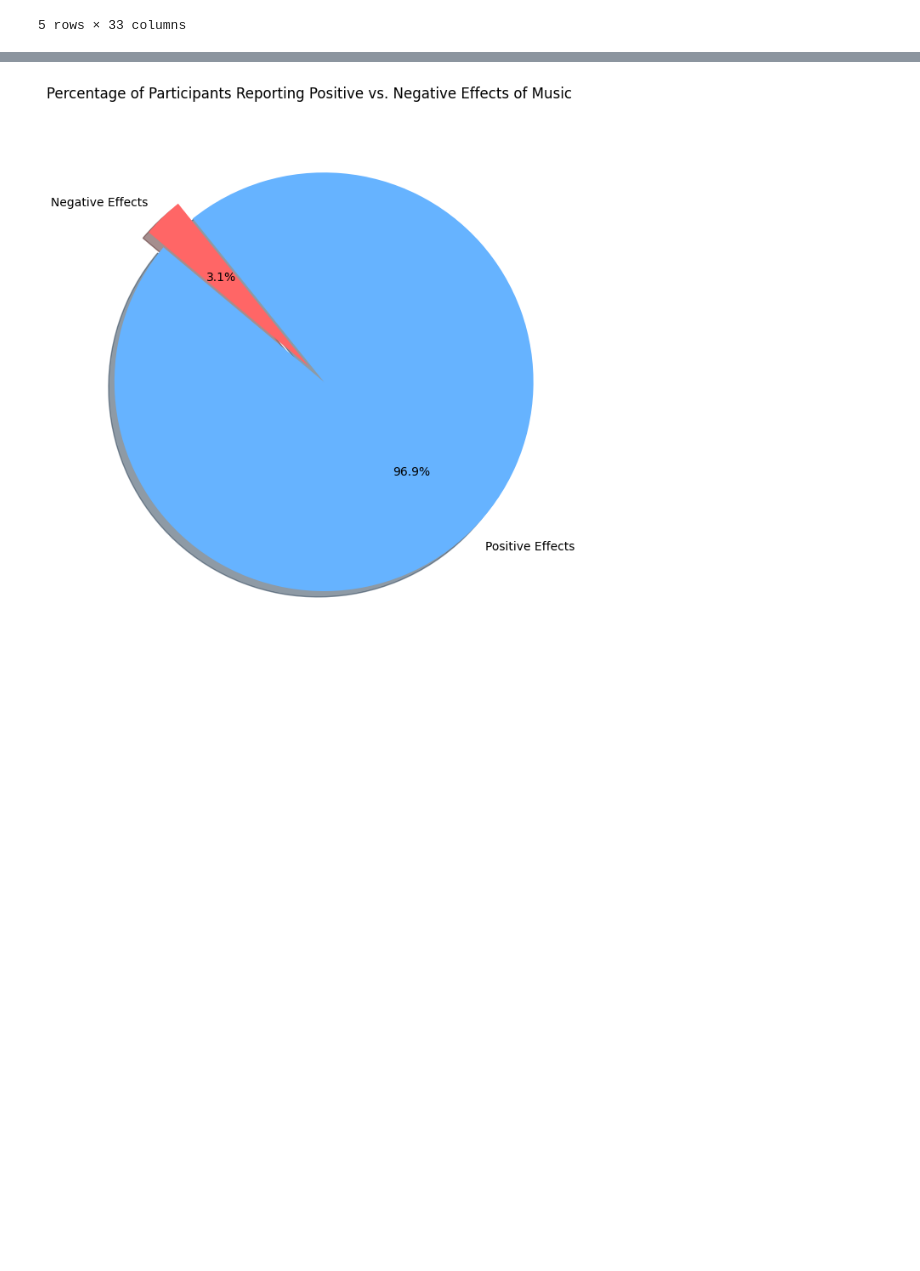
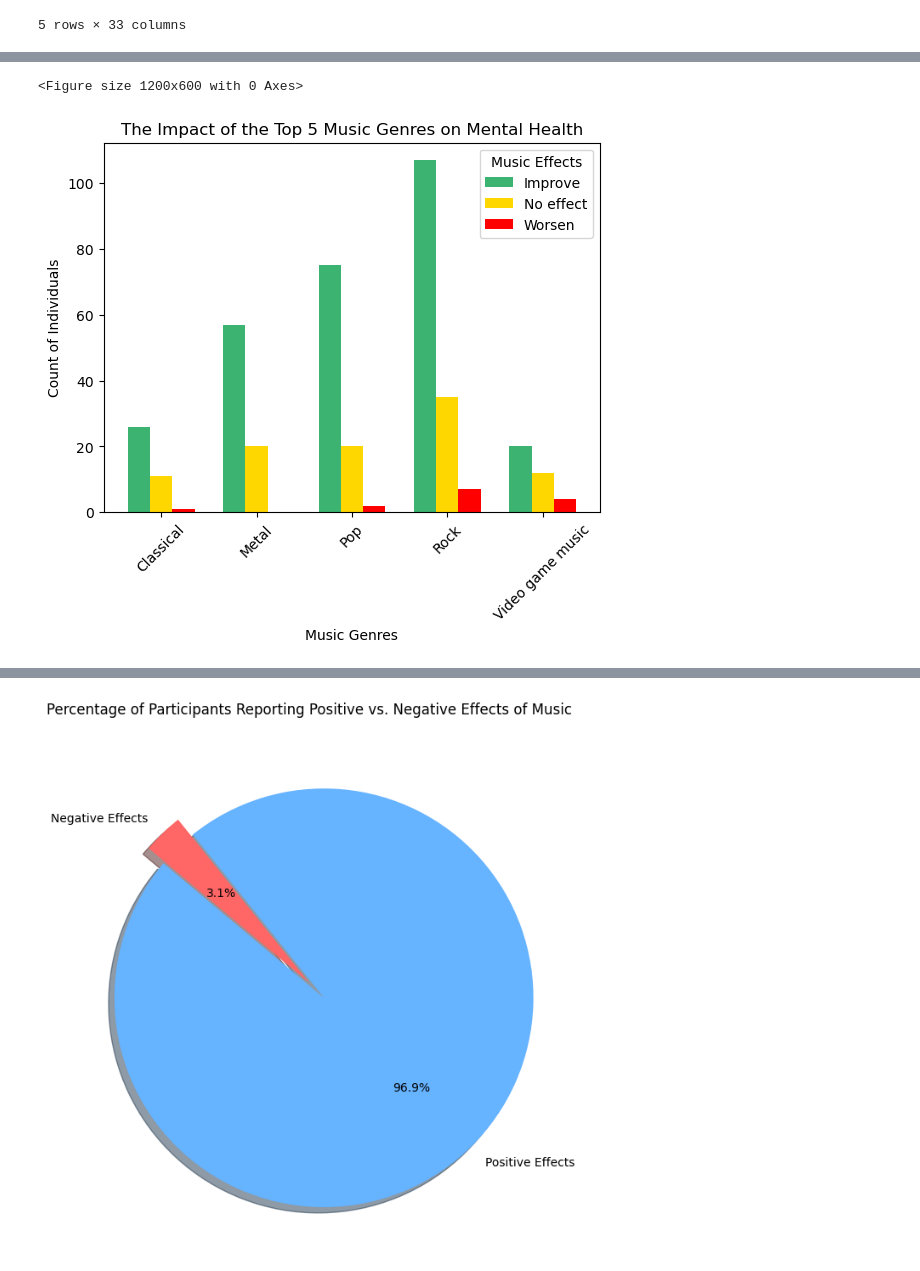
Before and after one commit to karinaahumada01/project-1, a Jupyter notebook: mxmh_main_analysis.ipynb, the cells around one changed output, grey strips where cells are left out. Drawn from its saved outputs; the diff is of its cells as text; code cells hidden in the pictures; blank space fills up the shorter version.

```diff
--- a/mxmh_main_analysis.ipynb
+++ b/mxmh_main_analysis.ipynb
@@ -138,0 +164,4 @@ plt.show()
+# %%
+#find the top 5 genres based on fave genre columns
+top_5_genres = mxmh_clean_df['Fav genre'].value_counts().head()
+top_5_genres
@@ -139,2 +176,25 @@ plt.show()
+# %%
+#2 Grouped Bar Chart: Separate bars for each genre showing both positive and negative impacts, with different colors for improvement and worsening effects.
+
+# Filter dataset to include only the top 5 genres and relevant music effects ('Improve', 'Worsen')
+filtered_top_5_df = mxmh_clean_df[mxmh_clean_df['Fav genre'].isin(top_5_genres.index) & mxmh_clean_df['Music effects'].isin(['Improve', 'Worsen', 'No effect'])]
+
+# Group by 'Fav genre' and 'Music effects' to get the count for each combination
+genre_effect_counts_top5 = filtered_top_5_df.groupby(['Fav genre', 'Music effects']).size().unstack(fill_value=0)
+
+custom_colors=['mediumseagreen','gold','red']
+
+# Plotting the grouped bar chart
+plt.figure(figsize=(12, 6))
+genre_effect_counts_top5.plot(kind='bar', width=0.7, color=custom_colors)
+plt.title('The Impact of the Top 5 Music Genres on Mental Health')
+plt.xlabel('Music Genres')
+plt.ylabel('Count of Individuals')
+plt.legend(title='Music Effects', loc='upper right')
+plt.xticks(rotation=45)
+plt.show()
+# %% [output]
+<Figure size 1200x600 with 0 Axes>
+[figure, added]
 # %%
 #2 Pie chart: To show the proportion of participants who report positive or negative impacts for each of the top 5 music genres.
```
Also changed, not shown: parts of 16 cells of this notebook.
